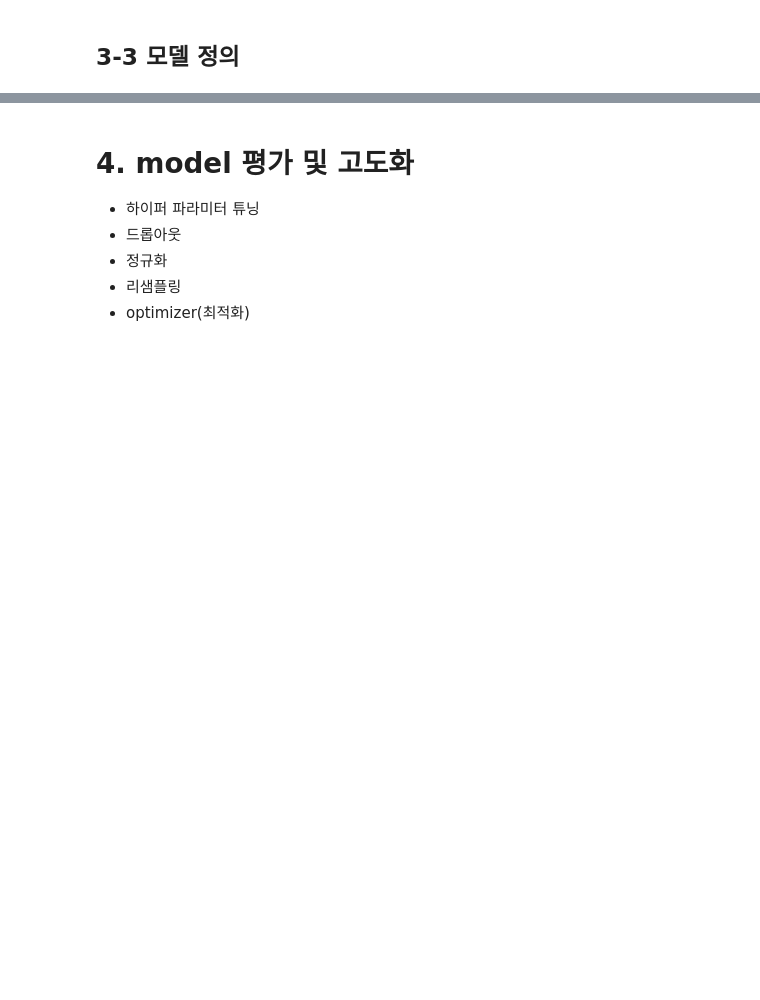
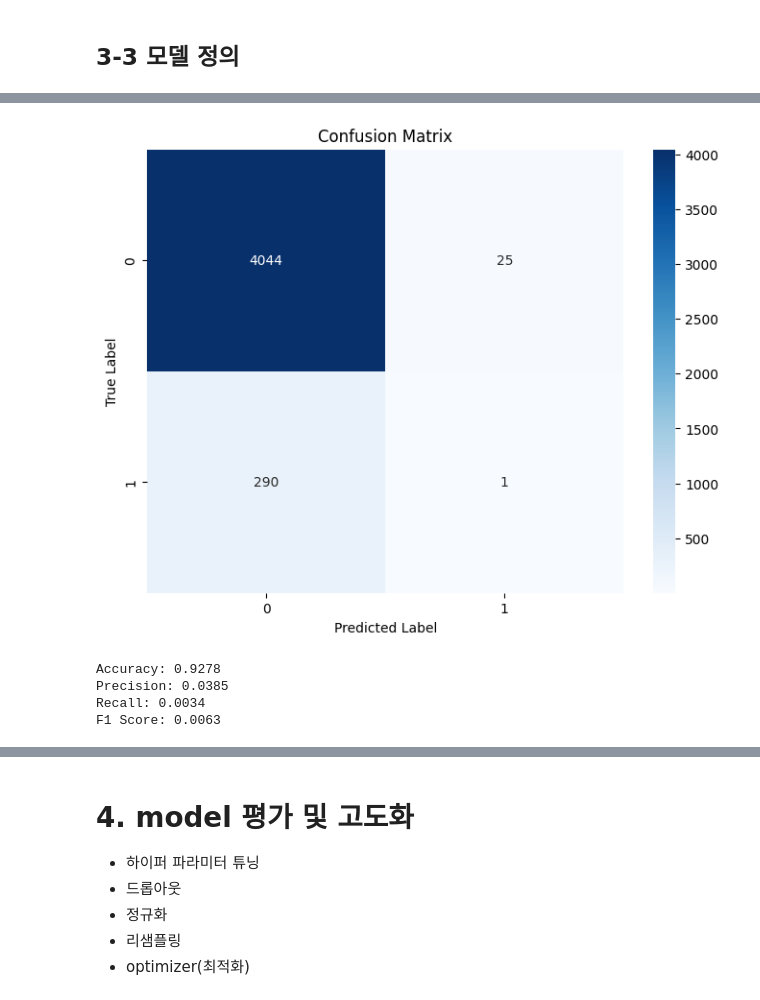
Before and after one commit to team-Harbud/harbud, a Jupyter notebook: ecg/jwon_baseline1.ipynb, the cells around one changed output, grey strips where cells are left out. Saved outputs shown, nothing was run; the diff lists cells and outputs as text; code cells hidden in the pictures; blank space fills up the shorter version.

```diff
--- a/ecg/jwon_baseline1.ipynb
+++ b/ecg/jwon_baseline1.ipynb
@@ -341,0 +616,48 @@ AttributeError: 'DataLoader' object has no attribute 'shape'
+# %%
+from sklearn.metrics import accuracy_score, precision_score, recall_score, f1_score, confusion_matrix
+import seaborn as sns
+
+# 모델을 평가 모드로 설정
+model.eval()
+
+# 모든 예측과 레이블을 저장할 리스트 초기화
+all_predictions = []
+all_labels = []
+
+# 테스트 데이터에 대한 예측 수행
+with torch.no_grad():
+    for inputs, labels in test_loader:
+        inputs, labels = inputs.to(device), labels.to(device)
+        outputs = model(inputs)
+        _, predicted = torch.max(outputs, 1)
+        all_predictions.extend(predicted.cpu().numpy())
+        all_labels.extend(labels.cpu().numpy())
+
+# 성능 지표 계산
+accuracy = accuracy_score(all_labels, all_predictions)
+precision = precision_score(all_labels, all_predictions)
+recall = recall_score(all_labels, all_predictions)
+f1 = f1_score(all_labels, all_predictions)
+
+# 혼동 행렬 생성
+cm = confusion_matrix(all_labels, all_predictions)
+
+# 혼동 행렬 시각화
+plt.figure(figsize=(8, 6))
+sns.heatmap(cm, annot=True, fmt='d', cmap='Blues')
+plt.title('Confusion Matrix')
+plt.xlabel('Predicted Label')
+plt.ylabel('True Label')
+plt.show()
+
+# 성능 지표 출력
+print(f'Accuracy: {accuracy:.4f}')
+print(f'Precision: {precision:.4f}')
+print(f'Recall: {recall:.4f}')
+print(f'F1 Score: {f1:.4f}')
+# %% [output]
+[figure, added]
+Accuracy: 0.9278
+Precision: 0.0385
+Recall: 0.0034
+F1 Score: 0.0063
```
Also changed, not shown: parts of 39 cells of this notebook, 3 other files.
